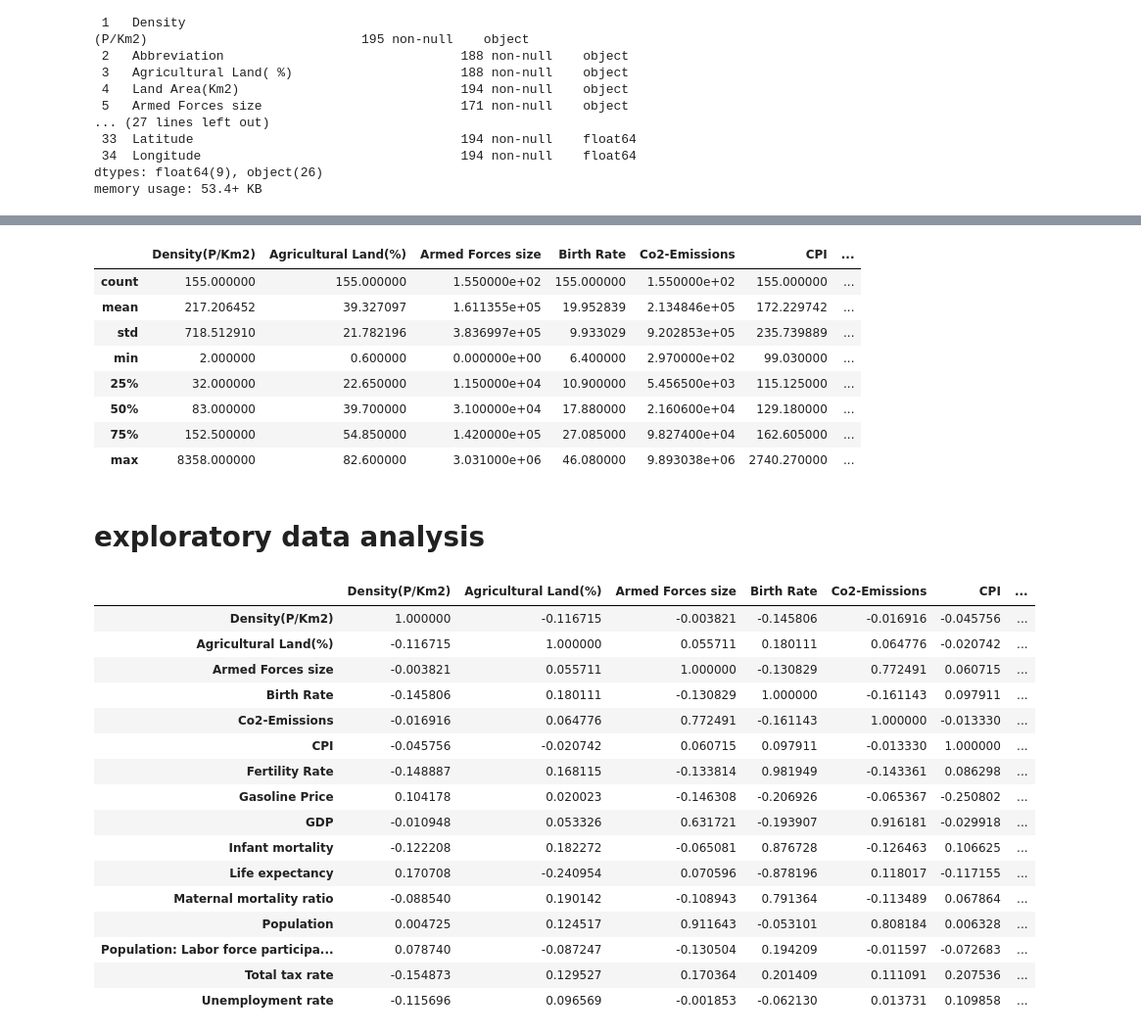
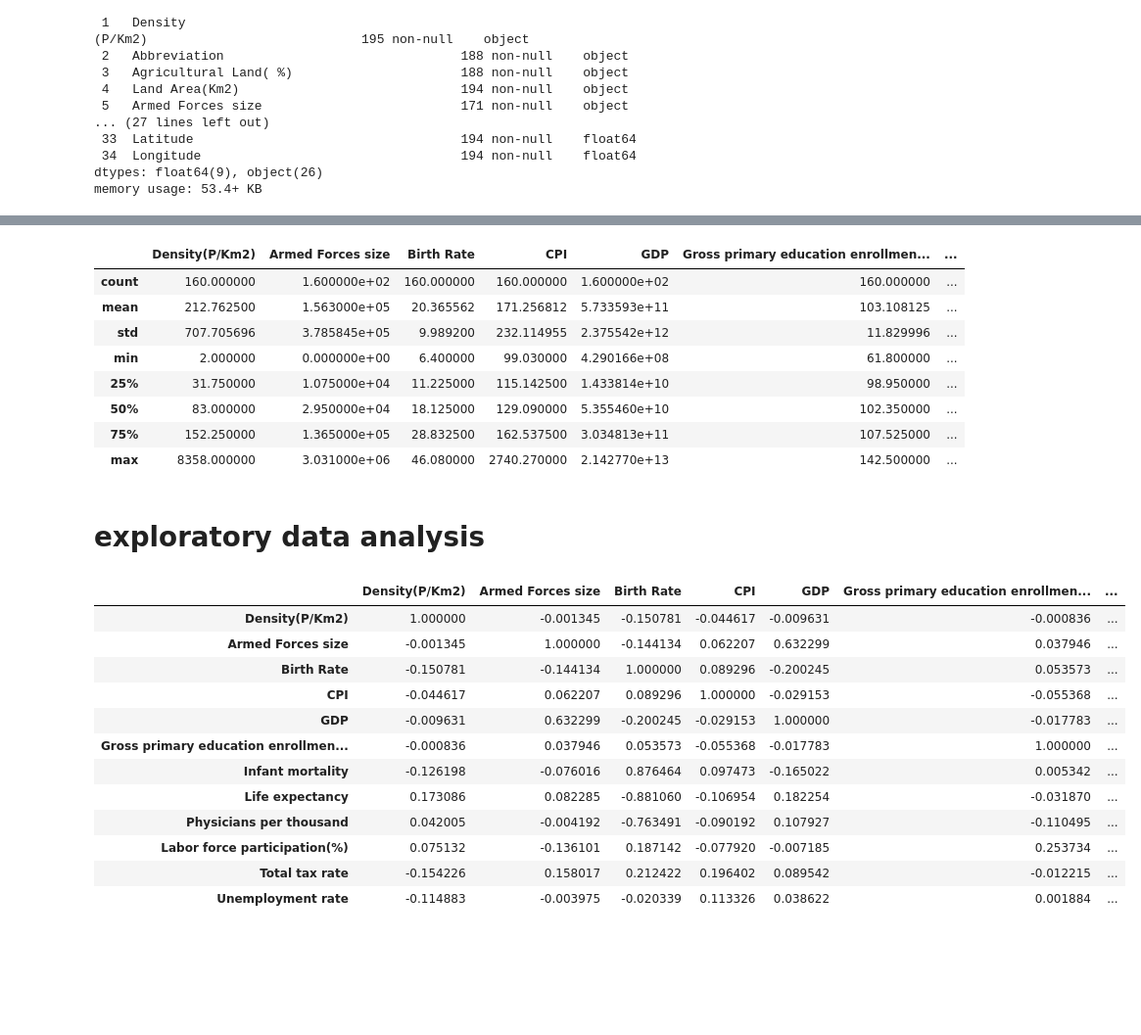
Before and after one commit to depa-tto/Multidimensional-Data-Visualization-exam, a Jupyter notebook: File_1.ipynb, the cells around one changed output, grey strips where cells are left out. Shown: that part at 98% size. Saved outputs shown, nothing was run; the diff lists cells and outputs as text; code cells hidden in the pictures; blank space fills up the shorter version.

```diff
--- a/File_1.ipynb
+++ b/File_1.ipynb
@@ -44,10 +76,10 @@ Data columns (total 35 columns):
 dtypes: float64(9), object(26)
 memory usage: 53.4+ KB
 # %%
-raw_data = raw_data.drop(['Calling Code','Capital/Major City','Currency-Code','Largest city','Official language','Out of pocket health expenditure',
-                          'Physicians per thousand','Latitude','Longitude'],axis=1)
+raw_data = raw_data.drop(['Abbreviation','Calling Code','Capital/Major City','Currency-Code','Largest city','Official language',
+                        'Latitude','Longitude'],axis=1)
 # %%
-cols_to_convert = raw_data.select_dtypes(include=['object']).columns.difference(['Country','Abbreviation'])
+cols_to_convert = raw_data.select_dtypes(include=['object']).columns.difference(['Country'])
 # %%
 raw_data[cols_to_convert] = raw_data[cols_to_convert].apply(lambda x: x.str.replace('[%,$]','',regex=True).astype(float))
 # %%
@@ -61,9 +93,10 @@ plt.show()
 # %%
-dataset = raw_data.drop(['Land Area(Km2)','CPI Change (%)','Forested Area (%)','Gross primary education enrollment (%)',
-                         'Gross tertiary education enrollment (%)','Minimum wage','Tax revenue (%)','Urban_population'],axis=1)
+dataset = raw_data.drop(['Agricultural Land( %)','Land Area(Km2)','Co2-Emissions','CPI Change (%)','Fertility Rate',
+                         'Forested Area (%)','Gasoline Price','Minimum wage','Gross tertiary education enrollment (%)',
+                         'Maternal mortality ratio','Out of pocket health expenditure','Tax revenue (%)','Population','Urban_population'],axis=1)
 # %%
 dataset = dataset.rename(columns={'Density\n(P/Km2)': 'Density(P/Km2)','Agricultural Land( %)':'Agricultural Land(%)',
-                                  'Population: Labor force participation (%)':'Population: Labor force participation(%)'})
+                                  'Population: Labor force participation (%)':'Labor force participation(%)'})
 # %%
 dataset.dropna(inplace=True)
 # %%
@@ -98,38 +134,34 @@ memory usage: 23.0+ KB
 # %%
 dataset.describe()
 # %% [output]
-|  | Density(P/Km2) | Agricultural Land(%) | Armed Forces size | Birth Rate | Co2-Emissions | CPI | ... |
-| count | 155.000000 | 155.000000 | 1.550000e+02 | 155.000000 | 1.550000e+02 | 155.000000 | ... |
-| mean | 217.206452 | 39.327097 | 1.611355e+05 | 19.952839 | 2.134846e+05 | 172.229742 | ... |
-| std | 718.512910 | 21.782196 | 3.836997e+05 | 9.933029 | 9.202853e+05 | 235.739889 | ... |
-| min | 2.000000 | 0.600000 | 0.000000e+00 | 6.400000 | 2.970000e+02 | 99.030000 | ... |
-| 25% | 32.000000 | 22.650000 | 1.150000e+04 | 10.900000 | 5.456500e+03 | 115.125000 | ... |
-| 50% | 83.000000 | 39.700000 | 3.100000e+04 | 17.880000 | 2.160600e+04 | 129.180000 | ... |
-| 75% | 152.500000 | 54.850000 | 1.420000e+05 | 27.085000 | 9.827400e+04 | 162.605000 | ... |
-| max | 8358.000000 | 82.600000 | 3.031000e+06 | 46.080000 | 9.893038e+06 | 2740.270000 | ... |
+|  | Density(P/Km2) | Armed Forces size | Birth Rate | CPI | GDP | Gross primary education enrollmen... | ... |
+| count | 160.000000 | 1.600000e+02 | 160.000000 | 160.000000 | 1.600000e+02 | 160.000000 | ... |
+| mean | 212.762500 | 1.563000e+05 | 20.365562 | 171.256812 | 5.733593e+11 | 103.108125 | ... |
+| std | 707.705696 | 3.785845e+05 | 9.989200 | 232.114955 | 2.375542e+12 | 11.829996 | ... |
+| min | 2.000000 | 0.000000e+00 | 6.400000 | 99.030000 | 4.290166e+08 | 61.800000 | ... |
+| 25% | 31.750000 | 1.075000e+04 | 11.225000 | 115.142500 | 1.433814e+10 | 98.950000 | ... |
+| 50% | 83.000000 | 2.950000e+04 | 18.125000 | 129.090000 | 5.355460e+10 | 102.350000 | ... |
+| 75% | 152.250000 | 1.365000e+05 | 28.832500 | 162.537500 | 3.034813e+11 | 107.525000 | ... |
+| max | 8358.000000 | 3.031000e+06 | 46.080000 | 2740.270000 | 2.142770e+13 | 142.500000 | ... |
 # %% [markdown]
 # exploratory data analysis
 # %%
 # sns.pairplot(dataset)
 # %%
-dataset.drop(['Country','Abbreviation'],axis=1).corr()
+dataset.drop(['Country',],axis=1).corr()
 # %% [output]
-|  | Density(P/Km2) | Agricultural Land(%) | Armed Forces size | Birth Rate | Co2-Emissions | CPI | ... |
-| Density(P/Km2) | 1.000000 | -0.116715 | -0.003821 | -0.145806 | -0.016916 | -0.045756 | ... |
-| Agricultural Land(%) | -0.116715 | 1.000000 | 0.055711 | 0.180111 | 0.064776 | -0.020742 | ... |
-| Armed Forces size | -0.003821 | 0.055711 | 1.000000 | -0.130829 | 0.772491 | 0.060715 | ... |
-| Birth Rate | -0.145806 | 0.180111 | -0.130829 | 1.000000 | -0.161143 | 0.097911 | ... |
-| Co2-Emissions | -0.016916 | 0.064776 | 0.772491 | -0.161143 | 1.000000 | -0.013330 | ... |
-| CPI | -0.045756 | -0.020742 | 0.060715 | 0.097911 | -0.013330 | 1.000000 | ... |
-| Fertility Rate | -0.148887 | 0.168115 | -0.133814 | 0.981949 | -0.143361 | 0.086298 | ... |
-| Gasoline Price | 0.104178 | 0.020023 | -0.146308 | -0.206926 | -0.065367 | -0.250802 | ... |
-| GDP | -0.010948 | 0.053326 | 0.631721 | -0.193907 | 0.916181 | -0.029918 | ... |
-| Infant mortality | -0.122208 | 0.182272 | -0.065081 | 0.876728 | -0.126463 | 0.106625 | ... |
-| Life expectancy | 0.170708 | -0.240954 | 0.070596 | -0.878196 | 0.118017 | -0.117155 | ... |
-| Maternal mortality ratio | -0.088540 | 0.190142 | -0.108943 | 0.791364 | -0.113489 | 0.067864 | ... |
-| Population | 0.004725 | 0.124517 | 0.911643 | -0.053101 | 0.808184 | 0.006328 | ... |
-| Population: Labor force participa... | 0.078740 | -0.087247 | -0.130504 | 0.194209 | -0.011597 | -0.072683 | ... |
-| Total tax rate | -0.154873 | 0.129527 | 0.170364 | 0.201409 | 0.111091 | 0.207536 | ... |
-| Unemployment rate | -0.115696 | 0.096569 | -0.001853 | -0.062130 | 0.013731 | 0.109858 | ... |
+|  | Density(P/Km2) | Armed Forces size | Birth Rate | CPI | GDP | Gross primary education enrollmen... | ... |
+| Density(P/Km2) | 1.000000 | -0.001345 | -0.150781 | -0.044617 | -0.009631 | -0.000836 | ... |
+| Armed Forces size | -0.001345 | 1.000000 | -0.144134 | 0.062207 | 0.632299 | 0.037946 | ... |
+| Birth Rate | -0.150781 | -0.144134 | 1.000000 | 0.089296 | -0.200245 | 0.053573 | ... |
+| CPI | -0.044617 | 0.062207 | 0.089296 | 1.000000 | -0.029153 | -0.055368 | ... |
+| GDP | -0.009631 | 0.632299 | -0.200245 | -0.029153 | 1.000000 | -0.017783 | ... |
+| Gross primary education enrollmen... | -0.000836 | 0.037946 | 0.053573 | -0.055368 | -0.017783 | 1.000000 | ... |
+| Infant mortality | -0.126198 | -0.076016 | 0.876464 | 0.097473 | -0.165022 | 0.005342 | ... |
+| Life expectancy | 0.173086 | 0.082285 | -0.881060 | -0.106954 | 0.182254 | -0.031870 | ... |
+| Physicians per thousand | 0.042005 | -0.004192 | -0.763491 | -0.090192 | 0.107927 | -0.110495 | ... |
+| Labor force participation(%) | 0.075132 | -0.136101 | 0.187142 | -0.077920 | -0.007185 | 0.253734 | ... |
+| Total tax rate | -0.154226 | 0.158017 | 0.212422 | 0.196402 | 0.089542 | -0.012215 | ... |
+| Unemployment rate | -0.114883 | -0.003975 | -0.020339 | 0.113326 | 0.038622 | 0.001884 | ... |
 # %%
 plt.figure(figsize=(12,8))
```
Also changed, not shown: parts of 8 cells of this notebook.
